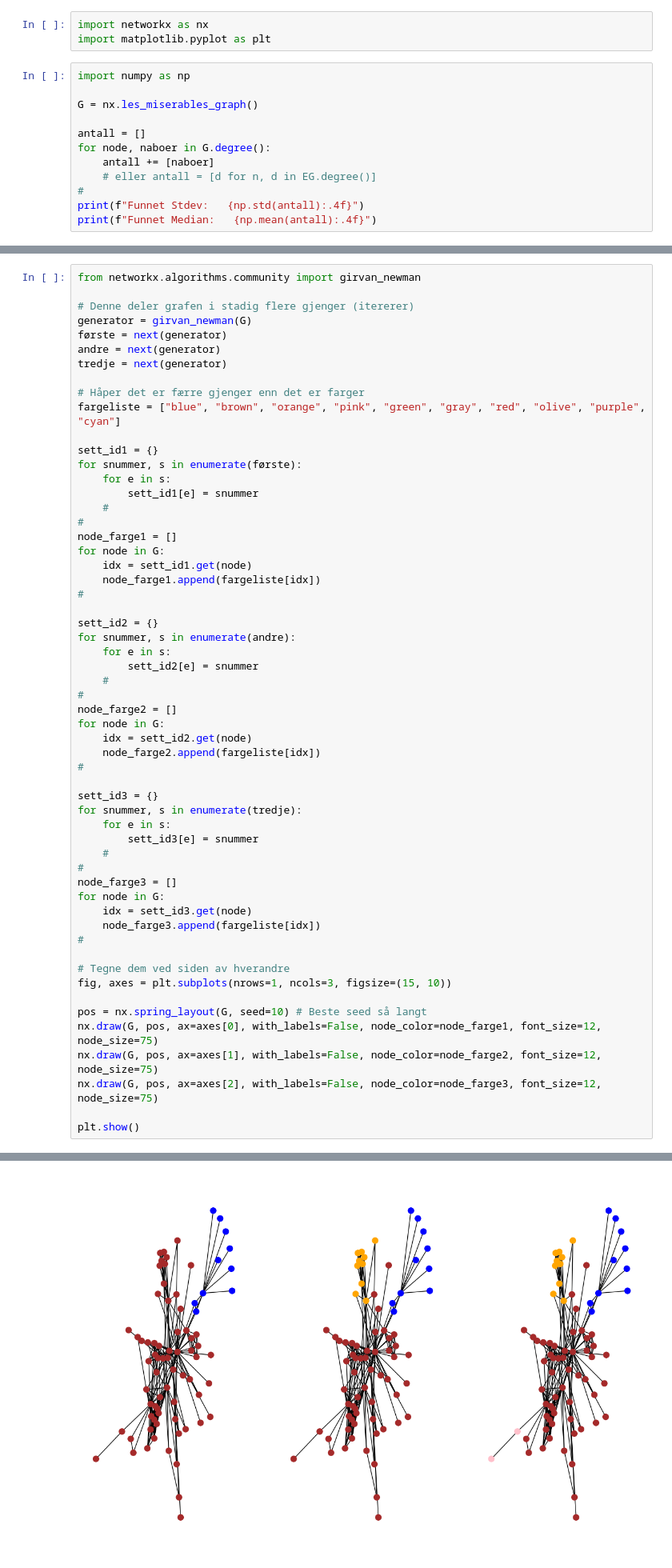
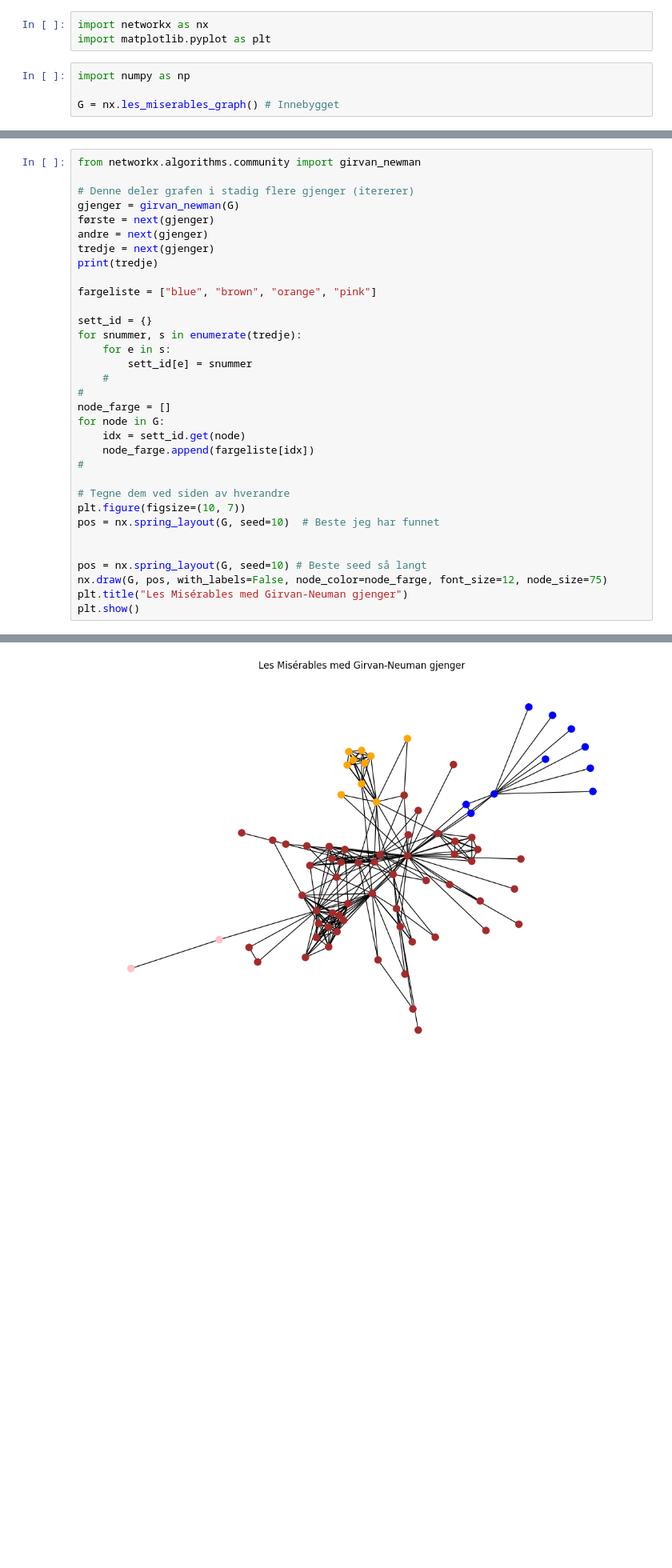
Before and after one commit to Tage-Politi/grafdag-2026, a Jupyter notebook: 2-gjenger.ipynb, the cells around one changed output, grey strips where cells are left out. Shown at 80% size. Cells and saved outputs as stored; diff of their text form; blank space fills up the shorter version.

Commit message:
Bedre tegning av Girvan-Newman

```diff
--- a/2-gjenger.ipynb
+++ b/2-gjenger.ipynb
@@ -17,12 +17,4 @@ import matplotlib.pyplot as plt
 # %%
 import numpy as np
 
-G = nx.les_miserables_graph()
-
-antall = []
-for node, naboer in G.degree():
-    antall += [naboer]
-    # eller antall = [d for n, d in EG.degree()]
-#
-print(f"Funnet Stdev:   {np.std(antall):.4f}")
-print(f"Funnet Median:   {np.mean(antall):.4f}")
+G = nx.les_miserables_graph() # Innebygget
@@ -33,57 +22,33 @@ Funnet Median:   6.5974
 from networkx.algorithms.community import girvan_newman
 
 # Denne deler grafen i stadig flere gjenger (itererer)
-generator = girvan_newman(G)
-første = next(generator)
-andre = next(generator)
-tredje = next(generator)
+gjenger = girvan_newman(G)
+første = next(gjenger)
+andre = next(gjenger)
+tredje = next(gjenger)
+print(tredje)
 
-# Håper det er færre gjenger enn det er farger
-fargeliste = ["blue", "brown", "orange", "pink", "green", "gray", "red", "olive", "purple", "cyan"]
+fargeliste = ["blue", "brown", "orange", "pink"]
 
-sett_id1 = {}
-for snummer, s in enumerate(første):
+sett_id = {}
+for snummer, s in enumerate(tredje):
     for e in s:
-        sett_id1[e] = snummer
+        sett_id[e] = snummer
     #
 #
-node_farge1 = []
+node_farge = []
 for node in G:
-    idx = sett_id1.get(node)
-    node_farge1.append(fargeliste[idx])
-#
-
-sett_id2 = {}
-for snummer, s in enumerate(andre):
-    for e in s:
-        sett_id2[e] = snummer
-    #
-#
-node_farge2 = []
-for node in G:
-    idx = sett_id2.get(node)
-    node_farge2.append(fargeliste[idx])
-#
-
-sett_id3 = {}
-for snummer, s in enumerate(tredje):
-    for e in s:
-        sett_id3[e] = snummer
-    #
-#
-node_farge3 = []
-for node in G:
-    idx = sett_id3.get(node)
-    node_farge3.append(fargeliste[idx])
+    idx = sett_id.get(node)
+    node_farge.append(fargeliste[idx])
 #
 
 # Tegne dem ved siden av hverandre
-fig, axes = plt.subplots(nrows=1, ncols=3, figsize=(15, 10))
+plt.figure(figsize=(10, 7))
+pos = nx.spring_layout(G, seed=10)  # Beste jeg har funnet
+
 
 pos = nx.spring_layout(G, seed=10) # Beste seed så langt
-nx.draw(G, pos, ax=axes[0], with_labels=False, node_color=node_farge1, font_size=12, node_size=75)
-nx.draw(G, pos, ax=axes[1], with_labels=False, node_color=node_farge2, font_size=12, node_size=75)
-nx.draw(G, pos, ax=axes[2], with_labels=False, node_color=node_farge3, font_size=12, node_size=75)
-
+nx.draw(G, pos, with_labels=False, node_color=node_farge, font_size=12, node_size=75)
+plt.title("Les Misérables med Girvan-Neuman gjenger")
 plt.show()
 # %% [output]
@@ -90 +56 @@ plt.show()
-[figure, old version]
+[figure, new version]
```
Also changed, not shown: parts of 13 cells of this notebook.
